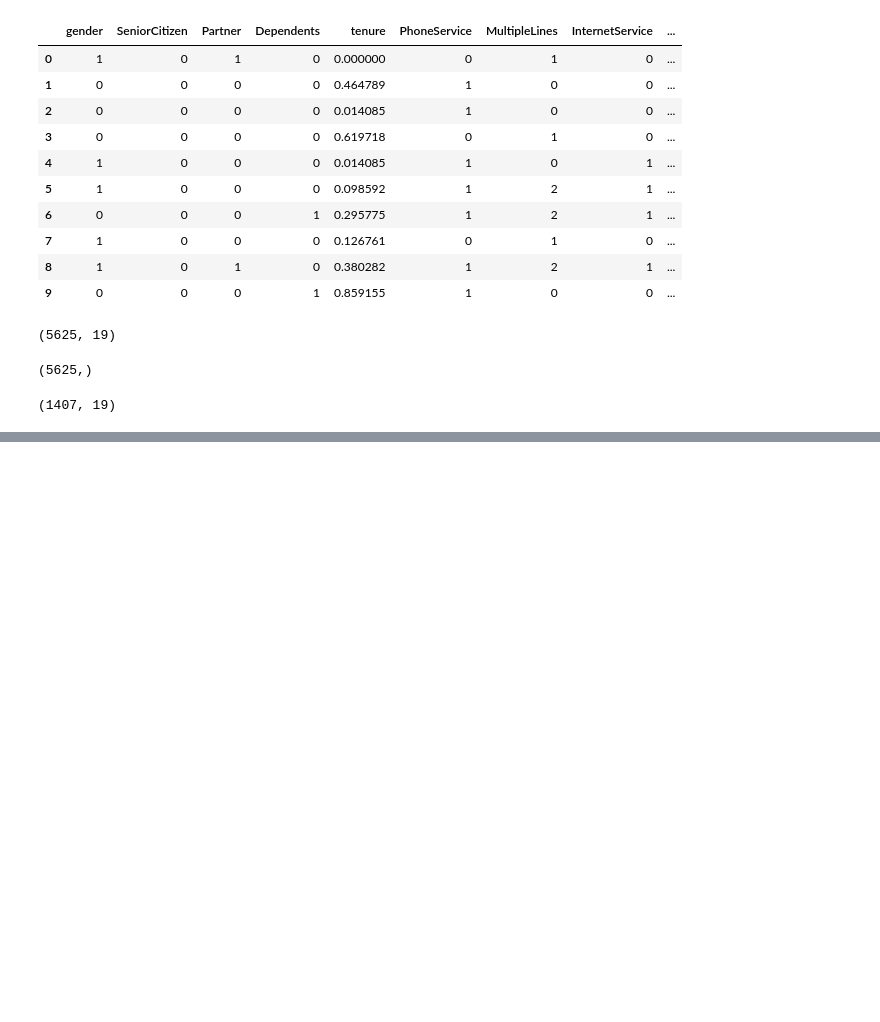
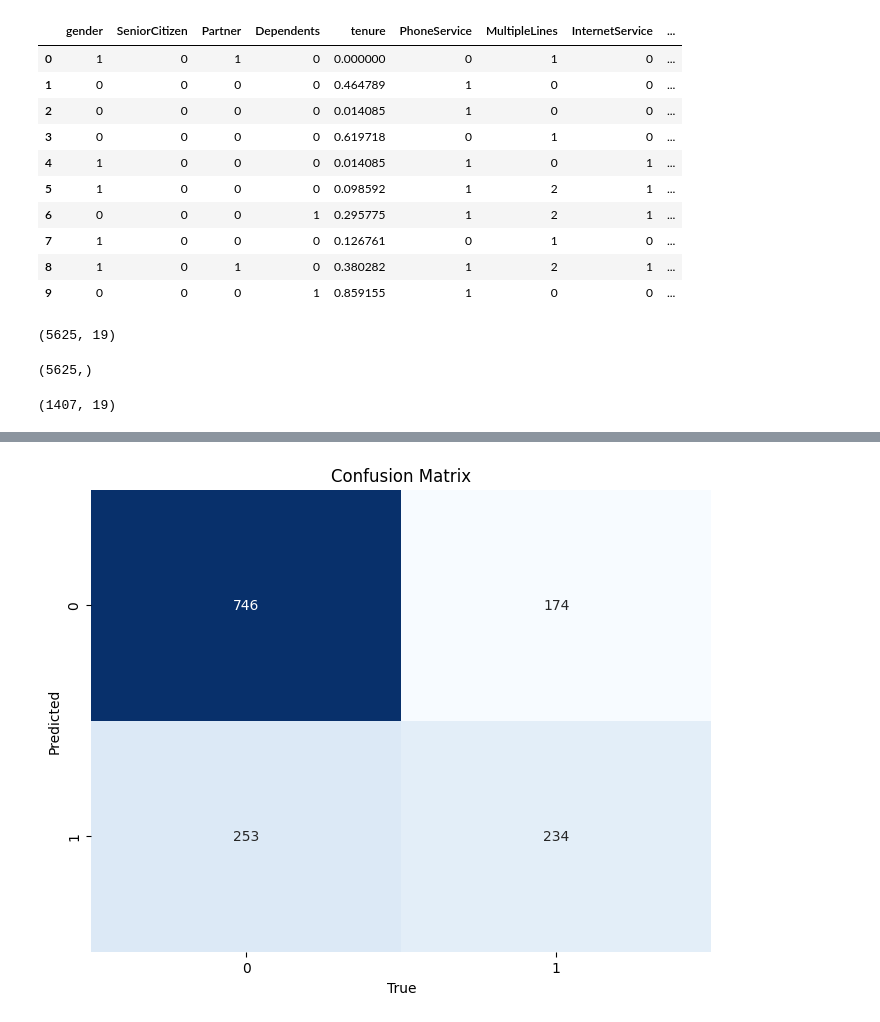
Before and after one commit to joshIsac/DeepLearningLab, a Jupyter notebook: 2348523_dl_lab4_Deep_neural_network.ipynb, the cells around one changed output, grey strips where cells are left out. Cells and saved outputs as stored; diff of their text form; code cells hidden in the pictures; blank space fills up the shorter version.

```diff
--- a/2348523_dl_lab4_Deep_neural_network.ipynb
+++ b/2348523_dl_lab4_Deep_neural_network.ipynb
@@ -408,0 +433,3 @@ array([[9.9510992e-01],
+# %%
+y_pred1 = (y_pred1 > 0.5)
+y_pred1
@@ -408,0 +444,10 @@ array([[9.9510992e-01],
+# %%
+cm = confusion_matrix(y_pred1,y_test)
+plt.figure(figsize=(8, 6))
+sns.heatmap(cm, annot=True, fmt='d', cmap='Blues', cbar=False)
+plt.ylabel('Predicted')
+plt.xlabel('True')
+plt.title('Confusion Matrix')
+plt.show()
+# %% [output]
+[figure, added]
```
Also changed, not shown: parts of 39 cells of this notebook.
